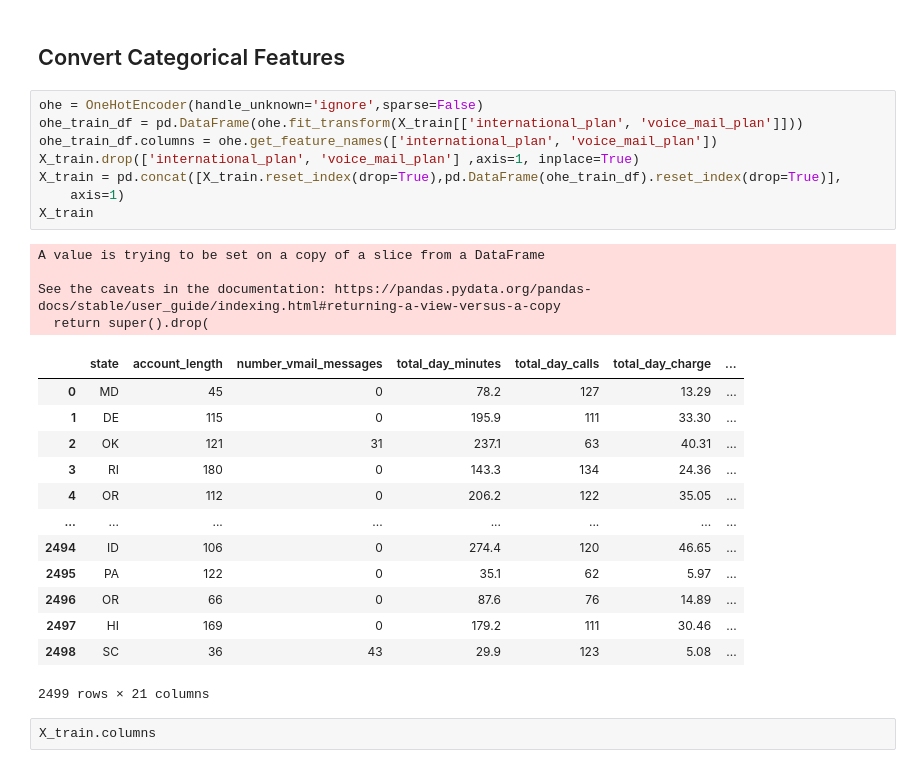
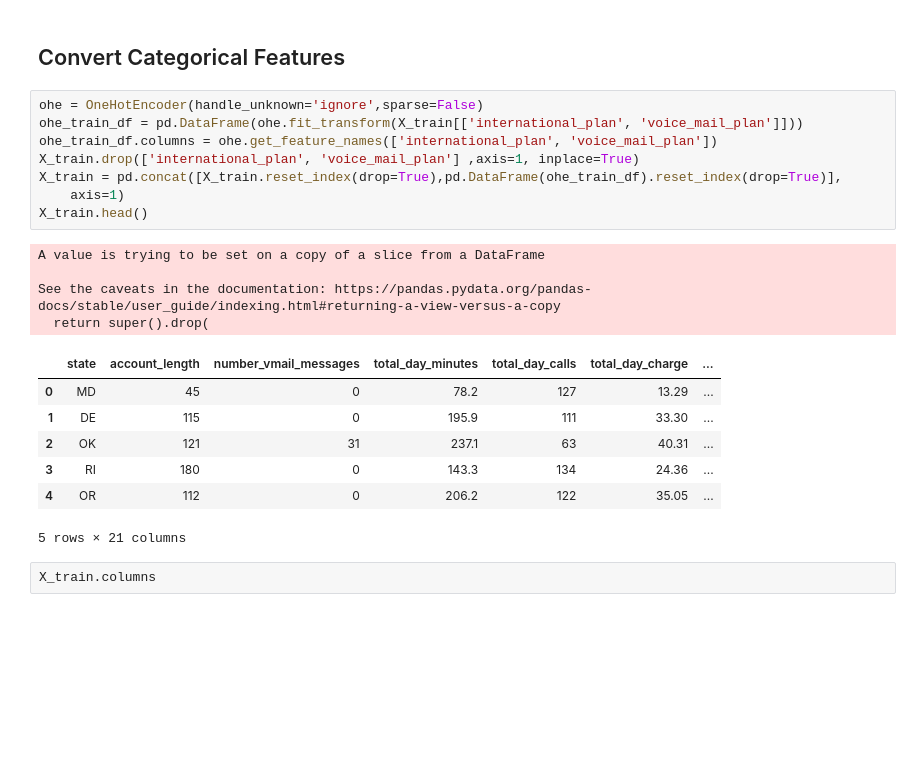
Before and after one commit to jmg0144/Customer-Churn-Classification-Analysis, a Jupyter notebook: SyriaTel-Customer-Churn-Analysis.ipynb, the cells around one changed output. Drawn from its saved outputs; the diff is of its cells as text; blank space fills up the shorter version.

```diff
--- a/SyriaTel-Customer-Churn-Analysis.ipynb
+++ b/SyriaTel-Customer-Churn-Analysis.ipynb
@@ -381,29 +381,23 @@ y_test = labelencoder.transform(y_test)
 # %%
 ohe = OneHotEncoder(handle_unknown='ignore',sparse=False)
 ohe_train_df = pd.DataFrame(ohe.fit_transform(X_train[['international_plan', 'voice_mail_plan']]))
 ohe_train_df.columns = ohe.get_feature_names(['international_plan', 'voice_mail_plan'])
 X_train.drop(['international_plan', 'voice_mail_plan'] ,axis=1, inplace=True)
 X_train = pd.concat([X_train.reset_index(drop=True),pd.DataFrame(ohe_train_df).reset_index(drop=True)],
     axis=1)
-X_train
+X_train.head()
 # %% [output]
 A value is trying to be set on a copy of a slice from a DataFrame
 
 See the caveats in the documentation: https://pandas.pydata.org/pandas-docs/stable/user_guide/indexing.html#returning-a-view-versus-a-copy
   return super().drop(
 |  | state | account_length | number_vmail_messages | total_day_minutes | total_day_calls | total_day_charge | ... |
 | 0 | MD | 45 | 0 | 78.2 | 127 | 13.29 | ... |
 | 1 | DE | 115 | 0 | 195.9 | 111 | 33.30 | ... |
 | 2 | OK | 121 | 31 | 237.1 | 63 | 40.31 | ... |
 | 3 | RI | 180 | 0 | 143.3 | 134 | 24.36 | ... |
 | 4 | OR | 112 | 0 | 206.2 | 122 | 35.05 | ... |
-| ... | ... | ... | ... | ... | ... | ... | ... |
-| 2494 | ID | 106 | 0 | 274.4 | 120 | 46.65 | ... |
-| 2495 | PA | 122 | 0 | 35.1 | 62 | 5.97 | ... |
-| 2496 | OR | 66 | 0 | 87.6 | 76 | 14.89 | ... |
-| 2497 | HI | 169 | 0 | 179.2 | 111 | 30.46 | ... |
-| 2498 | SC | 36 | 43 | 29.9 | 123 | 5.08 | ... |
-2499 rows × 21 columns
+5 rows × 21 columns
 # %%
 X_train.columns
 # %% [output]
```
Also changed, not shown: parts of 20 cells of this notebook.
